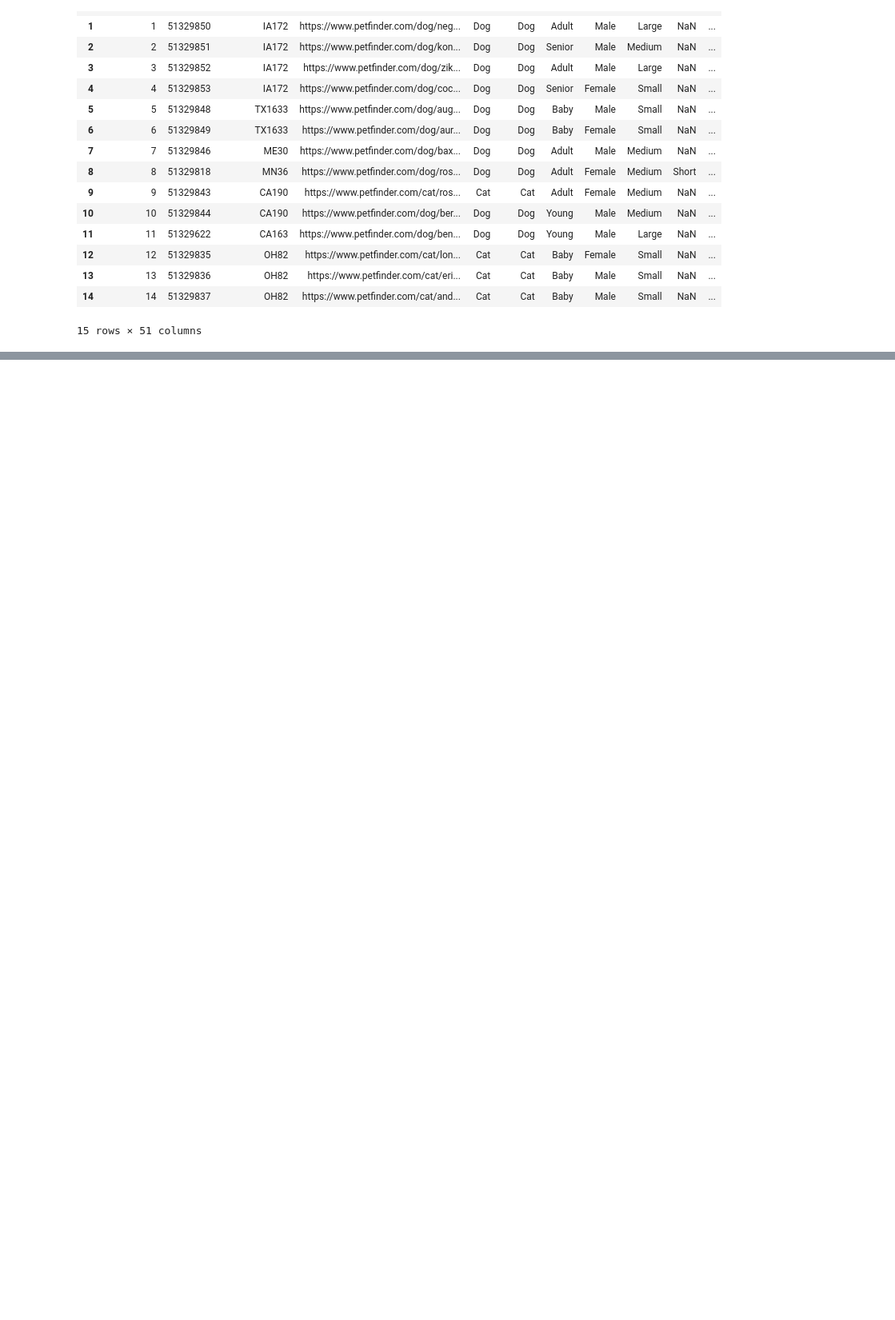
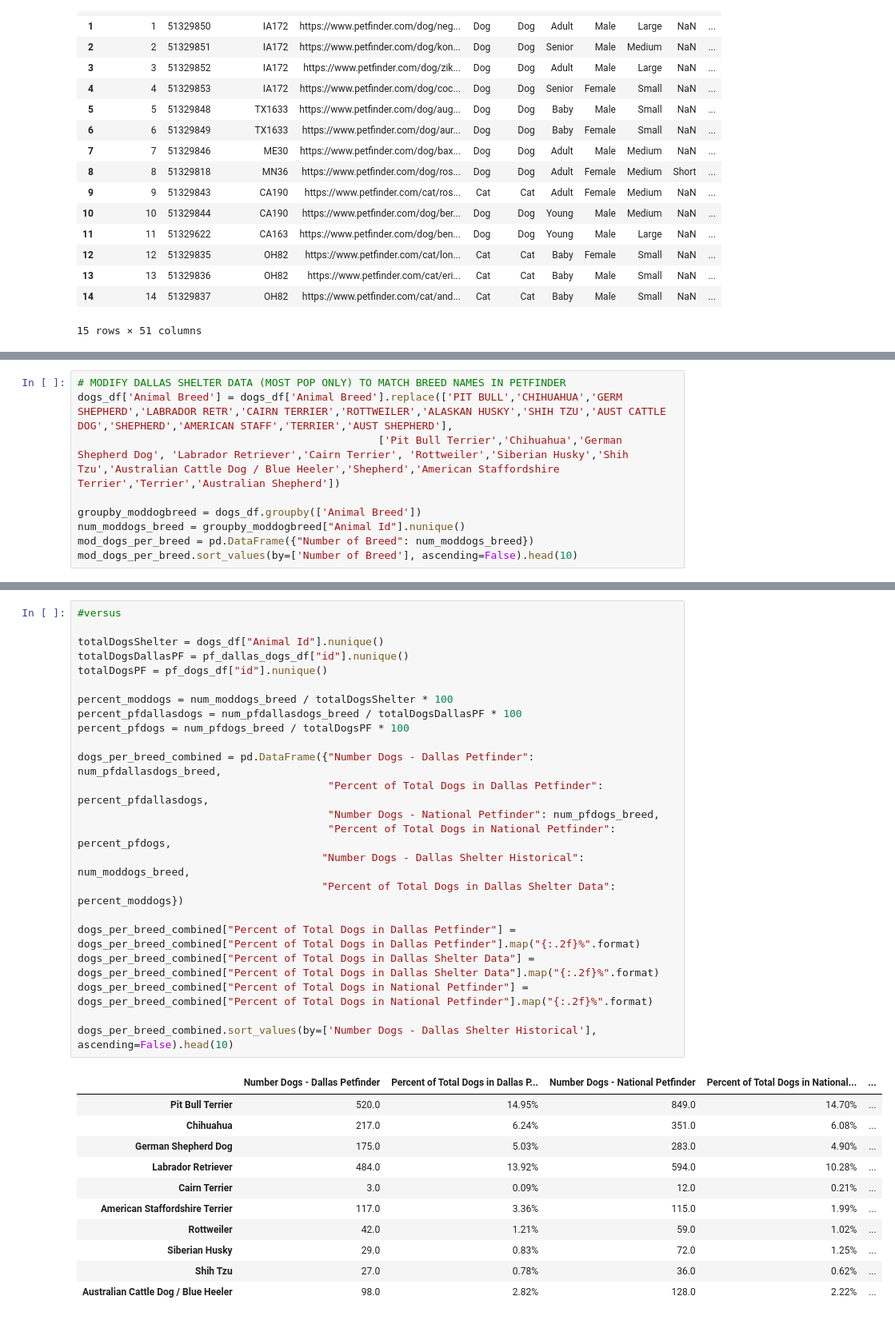
Before and after one commit to jconcha56429/Project1, a Jupyter notebook: Project1.ipynb, the cells around one changed output, grey strips where cells are left out. Shown at 80% size. Cells and saved outputs as stored; diff of their text form; blank space fills up the shorter version.

```diff
--- a/Project1.ipynb
+++ b/Project1.ipynb
@@ -762,0 +833,9 @@ petfinder_chihuahuas
+# %%
+# MODIFY DALLAS SHELTER DATA (MOST POP ONLY) TO MATCH BREED NAMES IN PETFINDER
+dogs_df['Animal Breed'] = dogs_df['Animal Breed'].replace(['PIT BULL','CHIHUAHUA','GERM SHEPHERD','LABRADOR RETR','CAIRN TERRIER','ROTTWEILER','ALASKAN HUSKY','SHIH TZU','AUST CATTLE DOG','SHEPHERD','AMERICAN STAFF','TERRIER','AUST SHEPHERD'],
+                                                ['Pit Bull Terrier','Chihuahua','German Shepherd Dog', 'Labrador Retriever','Cairn Terrier', 'Rottweiler','Siberian Husky','Shih Tzu','Australian Cattle Dog / Blue Heeler','Shepherd','American Staffordshire Terrier','Terrier','Australian Shepherd'])
+
+groupby_moddogbreed = dogs_df.groupby(['Animal Breed'])
+num_moddogs_breed = groupby_moddogbreed["Animal Id"].nunique()
+mod_dogs_per_breed = pd.DataFrame({"Number of Breed": num_moddogs_breed})
+mod_dogs_per_breed.sort_values(by=['Number of Breed'], ascending=False).head(10)
@@ -762,0 +863,35 @@ petfinder_chihuahuas
+# %%
+#versus
+
+totalDogsShelter = dogs_df["Animal Id"].nunique()
+totalDogsDallasPF = pf_dallas_dogs_df["id"].nunique()
+totalDogsPF = pf_dogs_df["id"].nunique()
+
+percent_moddogs = num_moddogs_breed / totalDogsShelter * 100
+percent_pfdallasdogs = num_pfdallasdogs_breed / totalDogsDallasPF * 100
+percent_pfdogs = num_pfdogs_breed / totalDogsPF * 100
+
+dogs_per_breed_combined = pd.DataFrame({"Number Dogs - Dallas Petfinder": num_pfdallasdogs_breed,
+                                        "Percent of Total Dogs in Dallas Petfinder": percent_pfdallasdogs,
+                                        "Number Dogs - National Petfinder": num_pfdogs_breed,
+                                        "Percent of Total Dogs in National Petfinder": percent_pfdogs,
+                                       "Number Dogs - Dallas Shelter Historical": num_moddogs_breed,
+                                       "Percent of Total Dogs in Dallas Shelter Data": percent_moddogs})
+
+dogs_per_breed_combined["Percent of Total Dogs in Dallas Petfinder"] = dogs_per_breed_combined["Percent of Total Dogs in Dallas Petfinder"].map("{:.2f}%".format)
+dogs_per_breed_combined["Percent of Total Dogs in Dallas Shelter Data"] = dogs_per_breed_combined["Percent of Total Dogs in Dallas Shelter Data"].map("{:.2f}%".format)
+dogs_per_breed_combined["Percent of Total Dogs in National Petfinder"] = dogs_per_breed_combined["Percent of Total Dogs in National Petfinder"].map("{:.2f}%".format)
+
+dogs_per_breed_combined.sort_values(by=['Number Dogs - Dallas Shelter Historical'], ascending=False).head(10)
+# %% [output]
+|  | Number Dogs - Dallas Petfinder | Percent of Total Dogs in Dallas P... | Number Dogs - National Petfinder | Percent of Total Dogs in National... | ... |
+| Pit Bull Terrier | 520.0 | 14.95% | 849.0 | 14.70% | ... |
+| Chihuahua | 217.0 | 6.24% | 351.0 | 6.08% | ... |
+| German Shepherd Dog | 175.0 | 5.03% | 283.0 | 4.90% | ... |
+| Labrador Retriever | 484.0 | 13.92% | 594.0 | 10.28% | ... |
+| Cairn Terrier | 3.0 | 0.09% | 12.0 | 0.21% | ... |
+| American Staffordshire Terrier | 117.0 | 3.36% | 115.0 | 1.99% | ... |
+| Rottweiler | 42.0 | 1.21% | 59.0 | 1.02% | ... |
+| Siberian Husky | 29.0 | 0.83% | 72.0 | 1.25% | ... |
+| Shih Tzu | 27.0 | 0.78% | 36.0 | 0.62% | ... |
+| Australian Cattle Dog / Blue Heeler | 98.0 | 2.82% | 128.0 | 2.22% | ... |
```
Also changed, not shown: parts of 26 cells of this notebook, 3 other files.
